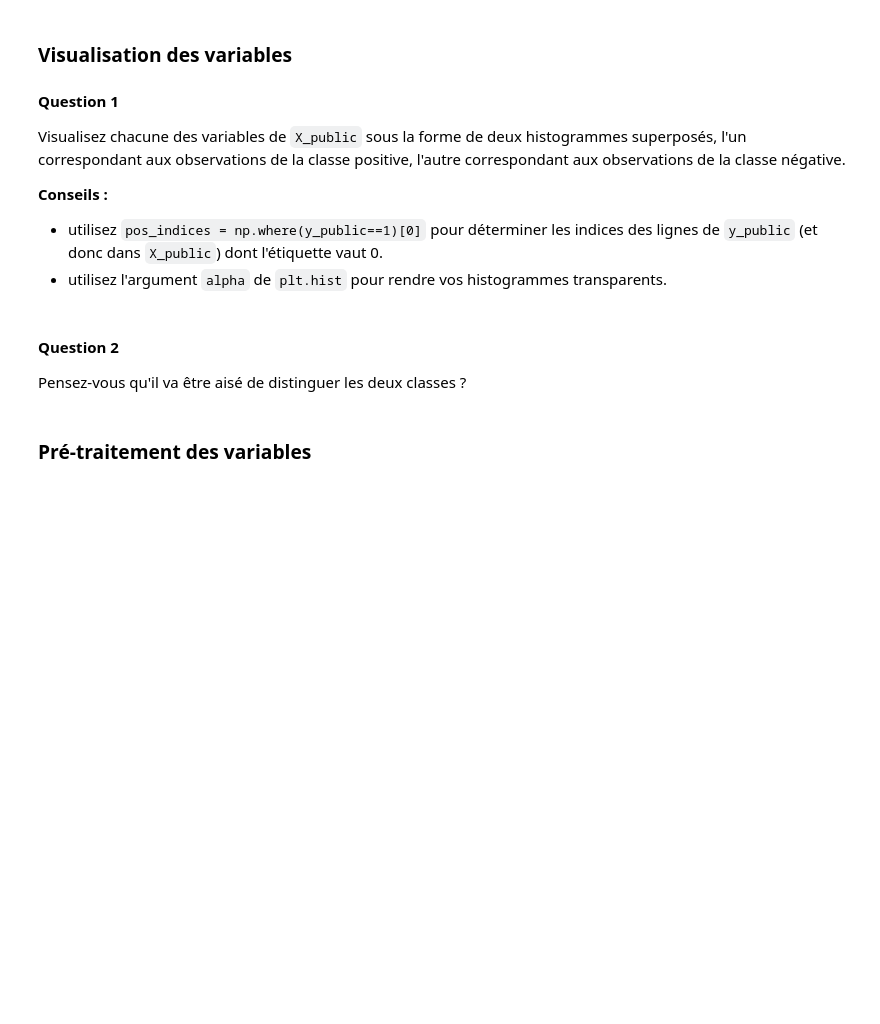
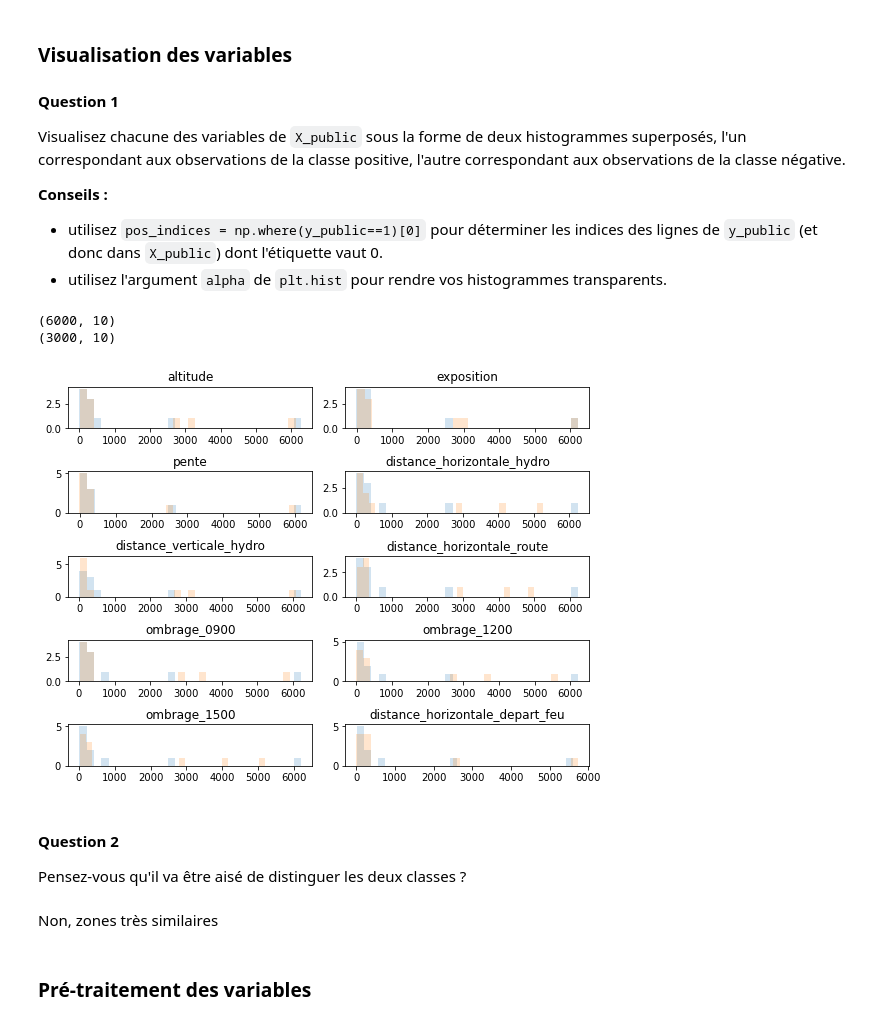
Before and after one commit to florian6973/sdd_projet, a Jupyter notebook: Projet.ipynb, the cells around one changed output. Cells and saved outputs as stored; diff of their text form; code cells hidden in the pictures; blank space fills up the shorter version.

Commit message:
histogrammes

```diff
--- a/Projet.ipynb
+++ b/Projet.ipynb
@@ -73,9 +73,36 @@ Visualisez chacune des variables de `X_public` sous la forme de deux histogramme
 __Conseils :__
 * utilisez `pos_indices = np.where(y_public==1)[0]` pour déterminer les indices des lignes de `y_public` (et donc dans `X_public`) dont l'étiquette vaut 0.
 * utilisez l'argument `alpha` de `plt.hist` pour rendre vos histogrammes transparents.
+# %%
+X_public_pos = X_public[np.where(y_public==1)[0]]
+X_public_neg = X_public[np.where(y_public==0)[0]]
+features = list(df_public.drop(columns=['espece']).columns)
+features_idx = [features.index(feat_name) for feat_name in features]
+print(X_public.shape)
+print(X_public_pos.shape)
+
+fig = plt.figure(figsize=(8, 6))
+
+# Histograms for continuous features
+for plot_idx, feat_idx in enumerate(features_idx):
+    # create a subplot in the (plot_idx+1) position of a 2x2 grid
+    ax = fig.add_subplot(5, 2, (plot_idx+1))
+    # plot the histogram of feat_idx
+    h1 = ax.hist(X_public_pos[feat_idx], bins=30, edgecolor='none', alpha=0.2)
+    h2 = ax.hist(X_public_neg[feat_idx], bins=30, edgecolor='none', alpha=0.2)
+    # use the name of the feature as a title for each histogram
+    ax.set_title(features[feat_idx])
+# espacement entre les subplots
+fig.tight_layout(pad=1.0)
+# %% [output]
+(6000, 10)
+(3000, 10)
+[figure, added]
 # %% [markdown]
 #### Question 2
 Pensez-vous qu'il va être aisé de distinguer les deux classes ?
+# %% [markdown]
+Non, zones très similaires
 # %% [markdown]
 ### Pré-traitement des variables
 # %% [markdown]
```
